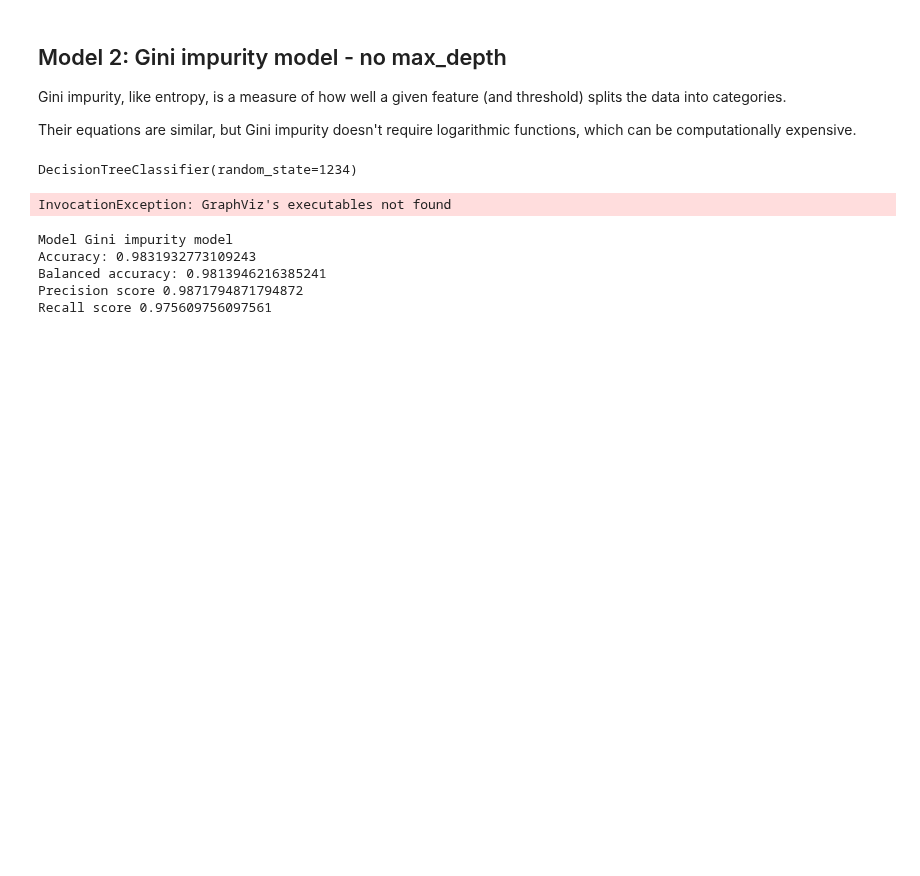
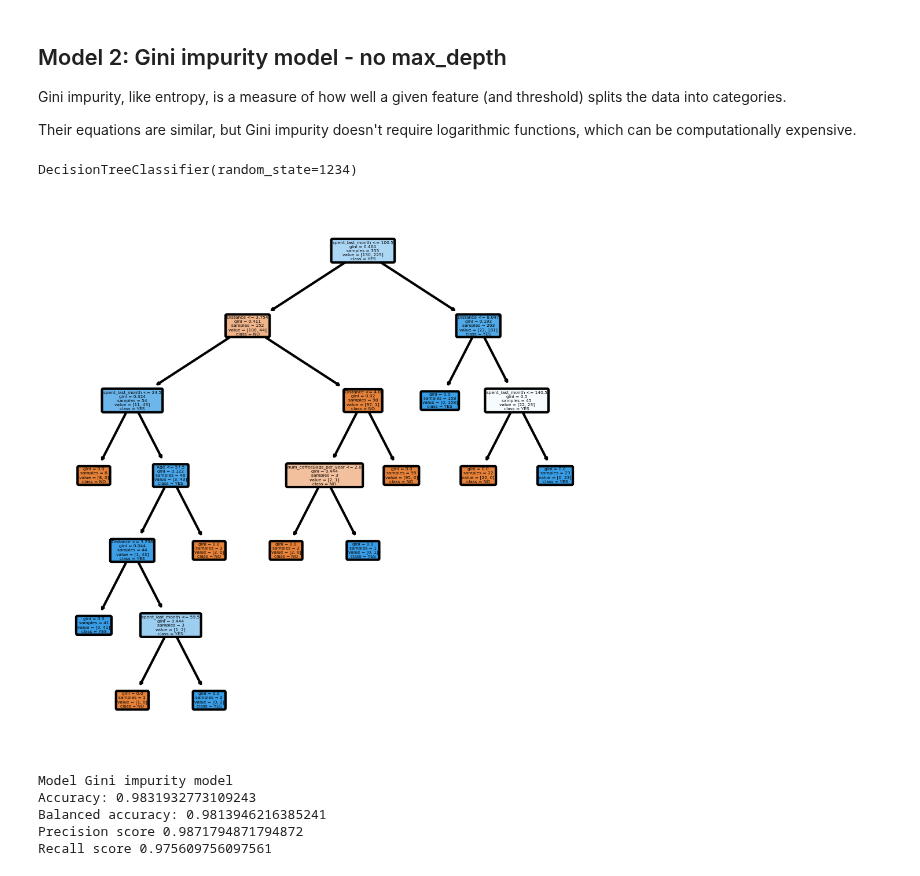
Before and after one commit to yoyo6022/Springboard-hands-on-project, a Jupyter notebook: RR Diner Case Study/Springboard Decision Tree Specialty Coffee Case Study - Tier 3(1).ipynb, the cells around one changed output. Saved outputs shown, nothing was run; the diff lists cells and outputs as text; code cells hidden in the pictures; blank space fills up the shorter version.

```diff
--- a/RR Diner Case Study/Springboard Decision Tree Specialty Coffee Case Study - Tier 3(1).ipynb
+++ b/RR Diner Case Study/Springboard Decision Tree Specialty Coffee Case Study - Tier 3(1).ipynb
@@ -469,17 +477,26 @@ gini_model
 # %% [output]
 DecisionTreeClassifier(random_state=1234)
 # %%
-# As before, but make the model name gini_model
-dot_data = StringIO()
-tree.export_graphviz (gini_model , out_file=dot_data,
-                filled=True, rounded=True,
-                special_characters=True, feature_names=X_train.columns,class_names = ["NO", "YES"])
+# this code gives me error message says: 'GraphViz's executables not found', so I am not using this code.
 
-# Alternatively for class_names use gini_model.classes_
-graph = pydotplus.graph_from_dot_data(dot_data.getvalue())
-Image(graph.create_png())
+# dot_data = StringIO()
+# tree.export_graphviz (gini_model , out_file=dot_data,
+#                 filled=True, rounded=True,
+#                 special_characters=True, feature_names=X_train.columns,class_names = ["NO", "YES"])
+
+# # Alternatively for class_names use gini_model.classes_
+# graph = pydotplus.graph_from_dot_data(dot_data.getvalue())
+# Image(graph.create_png())
-# %% [output]
-InvocationException: GraphViz's executables not found
+# %%
+fig,axes = plt.subplots(nrows=1,ncols=1,figsize=(4,4),dpi=300)
+_=tree.plot_tree(gini_model,
+                feature_names=X_train.columns,
+                class_names = entr_model.classes_,
+                filled=True, rounded=True
+               )
+fig.savefig('fig/tree1.png')
+# %% [output]
+[figure, added]
 # %%
 # Run this block for model evaluation
 print("Model Gini impurity model")
```
Also changed, not shown: parts of 13 cells of this notebook.
